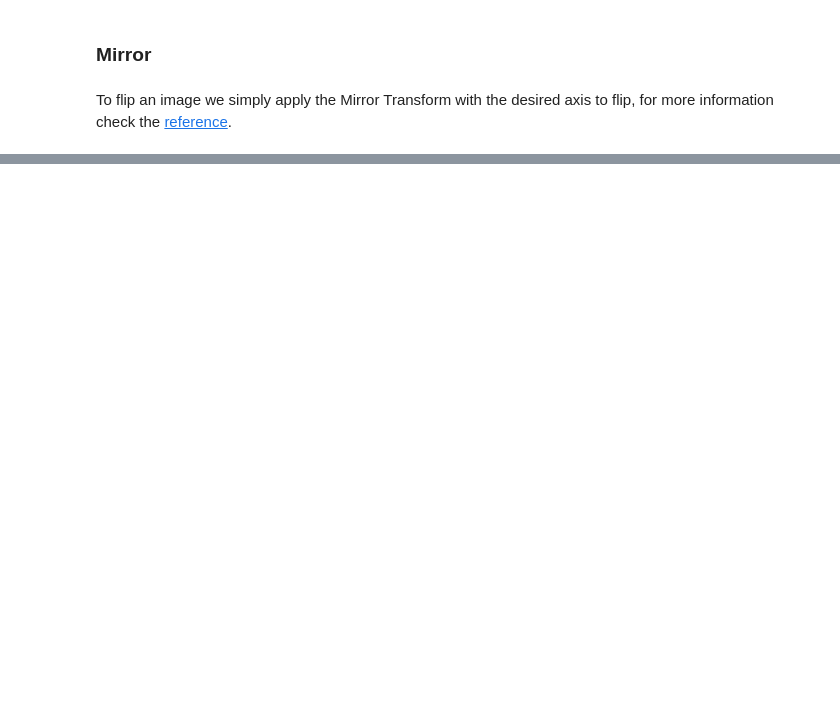
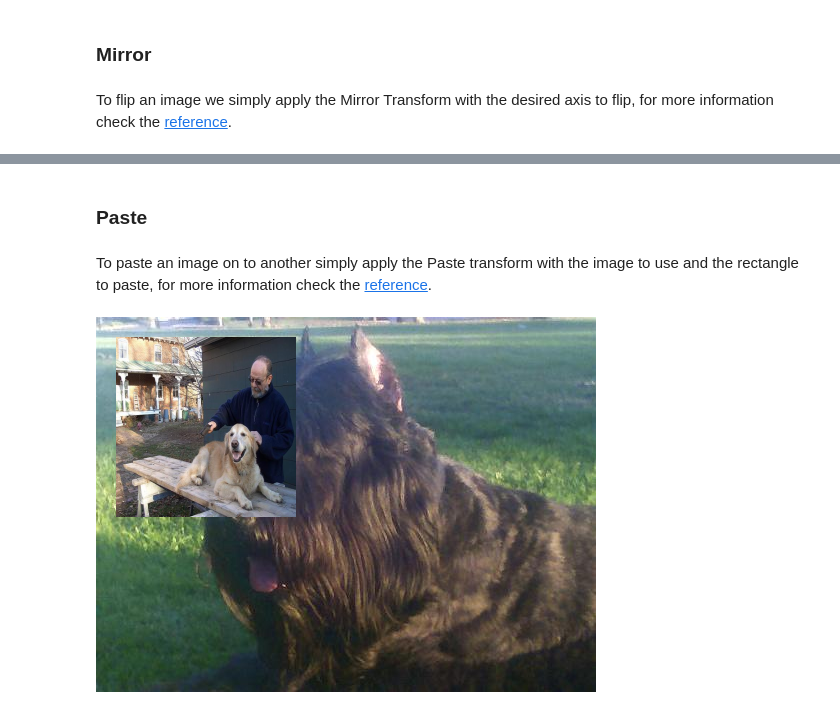
Before and after one commit to easycv/easycv, a Jupyter notebook: docs/source/examples/transforms/spatial.ipynb, the cells around one changed output, grey strips where cells are left out. Cells and saved outputs as stored; diff of their text form; code cells hidden in the pictures; blank space fills up the shorter version.

Commit message:
Added Paste transform

```diff
--- a/docs/source/examples/transforms/spatial.ipynb
+++ b/docs/source/examples/transforms/spatial.ipynb
@@ -60,0 +61,8 @@ img.apply(Mirror(axis="y"))
+# %% [markdown]
+### Paste
+# %% [markdown]
+To paste an image on to another simply apply the Paste transform with the image to use and the rectangle to paste, for more information check the [reference](../../reference/transforms/spatial.rst#easycv.transforms.spatial.Paste).
+# %%
+img.apply(Paste(paste=Image.random(), rectangle=[[20,20],[200,200]]))
+# %% [output]
+[figure, added]
```
Also changed, not shown: parts of 8 cells of this notebook, 2 other files.
